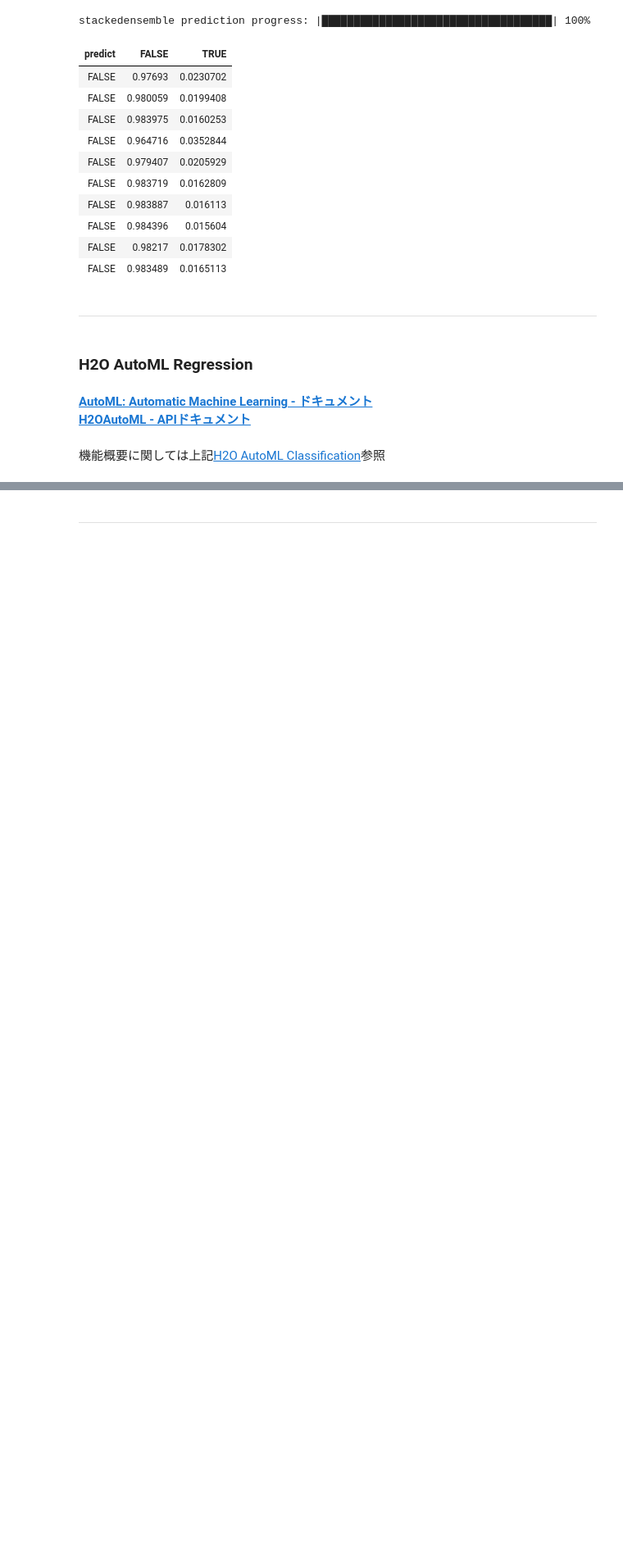
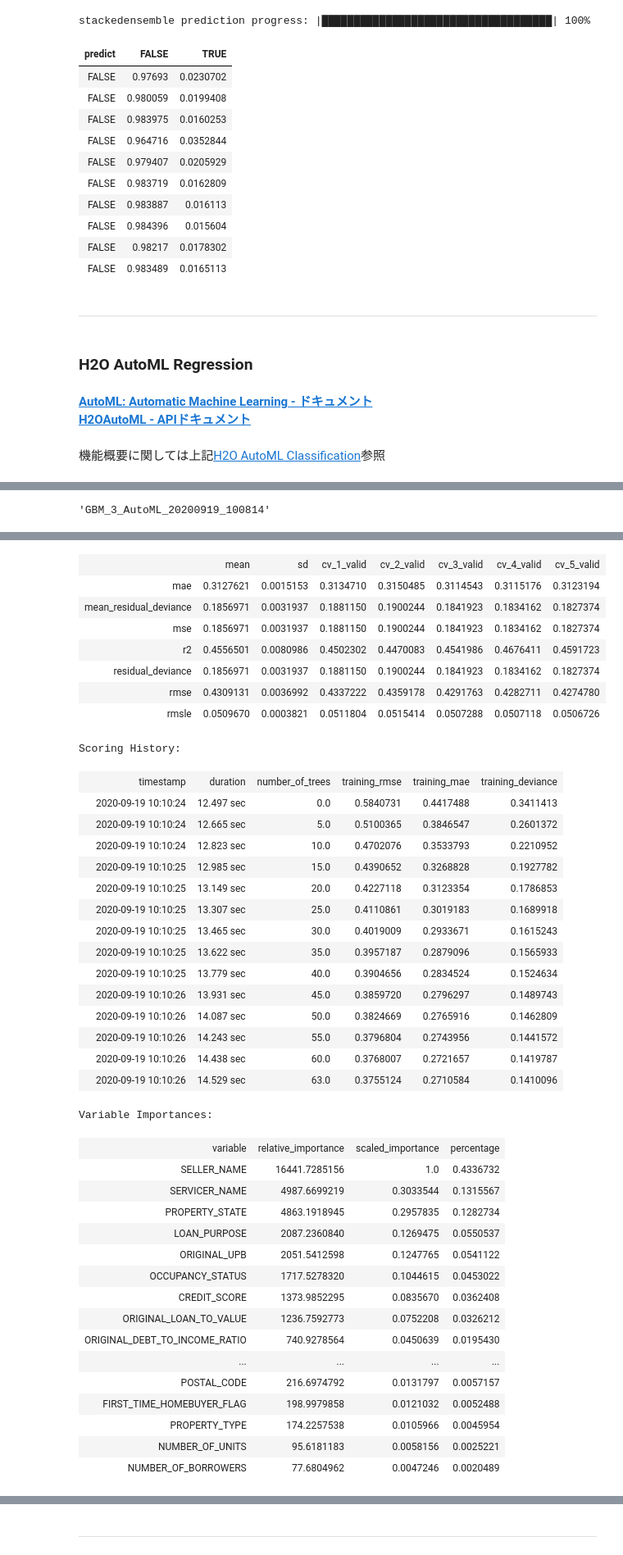
Before and after one commit to yukismd/H2O_3_Tutorial, a Jupyter notebook: python_api/H2O-3 AutoML Tutorial.ipynb, the cells around one changed output, grey strips where cells are left out. Shown: that part at 82% size. Saved outputs shown, nothing was run; the diff lists cells and outputs as text; code cells hidden in the pictures; blank space fills up the shorter version.

Commit message:
complete auto ml

```diff
--- a/python_api/H2O-3 AutoML Tutorial.ipynb
+++ b/python_api/H2O-3 AutoML Tutorial.ipynb
@@ -534,0 +577,11 @@ x: ['PROPERTY_STATE', 'FIRST_TIME_HOMEBUYER_FLAG', 'POSTAL_CODE', 'OCCUPANCY_STA
+# %%
+#> ベストモデルのID
+best_model_id = lb[0,0]
+best_model_id
+# %% [output]
+'GBM_3_AutoML_20200919_100814'
+# %%
+#> ベストモデルの取得と精度の詳細
+gbm = h2o.get_model(best_model_id)
+gbm
+# %% [output]
@@ -534,0 +616,41 @@ x: ['PROPERTY_STATE', 'FIRST_TIME_HOMEBUYER_FLAG', 'POSTAL_CODE', 'OCCUPANCY_STA
+|  | mean | sd | cv_1_valid | cv_2_valid | cv_3_valid | cv_4_valid | cv_5_valid |
+| mae | 0.3127621 | 0.0015153 | 0.3134710 | 0.3150485 | 0.3114543 | 0.3115176 | 0.3123194 |
+| mean_residual_deviance | 0.1856971 | 0.0031937 | 0.1881150 | 0.1900244 | 0.1841923 | 0.1834162 | 0.1827374 |
+| mse | 0.1856971 | 0.0031937 | 0.1881150 | 0.1900244 | 0.1841923 | 0.1834162 | 0.1827374 |
+| r2 | 0.4556501 | 0.0080986 | 0.4502302 | 0.4470083 | 0.4541986 | 0.4676411 | 0.4591723 |
+| residual_deviance | 0.1856971 | 0.0031937 | 0.1881150 | 0.1900244 | 0.1841923 | 0.1834162 | 0.1827374 |
+| rmse | 0.4309131 | 0.0036992 | 0.4337222 | 0.4359178 | 0.4291763 | 0.4282711 | 0.4274780 |
+| rmsle | 0.0509670 | 0.0003821 | 0.0511804 | 0.0515414 | 0.0507288 | 0.0507118 | 0.0506726 |
+Scoring History:
+|  | timestamp | duration | number_of_trees | training_rmse | training_mae | training_deviance |
+|  | 2020-09-19 10:10:24 | 12.497 sec | 0.0 | 0.5840731 | 0.4417488 | 0.3411413 |
+|  | 2020-09-19 10:10:24 | 12.665 sec | 5.0 | 0.5100365 | 0.3846547 | 0.2601372 |
+|  | 2020-09-19 10:10:24 | 12.823 sec | 10.0 | 0.4702076 | 0.3533793 | 0.2210952 |
+|  | 2020-09-19 10:10:25 | 12.985 sec | 15.0 | 0.4390652 | 0.3268828 | 0.1927782 |
+|  | 2020-09-19 10:10:25 | 13.149 sec | 20.0 | 0.4227118 | 0.3123354 | 0.1786853 |
+|  | 2020-09-19 10:10:25 | 13.307 sec | 25.0 | 0.4110861 | 0.3019183 | 0.1689918 |
+|  | 2020-09-19 10:10:25 | 13.465 sec | 30.0 | 0.4019009 | 0.2933671 | 0.1615243 |
+|  | 2020-09-19 10:10:25 | 13.622 sec | 35.0 | 0.3957187 | 0.2879096 | 0.1565933 |
+|  | 2020-09-19 10:10:25 | 13.779 sec | 40.0 | 0.3904656 | 0.2834524 | 0.1524634 |
+|  | 2020-09-19 10:10:26 | 13.931 sec | 45.0 | 0.3859720 | 0.2796297 | 0.1489743 |
+|  | 2020-09-19 10:10:26 | 14.087 sec | 50.0 | 0.3824669 | 0.2765916 | 0.1462809 |
+|  | 2020-09-19 10:10:26 | 14.243 sec | 55.0 | 0.3796804 | 0.2743956 | 0.1441572 |
+|  | 2020-09-19 10:10:26 | 14.438 sec | 60.0 | 0.3768007 | 0.2721657 | 0.1419787 |
+|  | 2020-09-19 10:10:26 | 14.529 sec | 63.0 | 0.3755124 | 0.2710584 | 0.1410096 |
+Variable Importances:
+| variable | relative_importance | scaled_importance | percentage |
+| SELLER_NAME | 16441.7285156 | 1.0 | 0.4336732 |
+| SERVICER_NAME | 4987.6699219 | 0.3033544 | 0.1315567 |
+| PROPERTY_STATE | 4863.1918945 | 0.2957835 | 0.1282734 |
+| LOAN_PURPOSE | 2087.2360840 | 0.1269475 | 0.0550537 |
+| ORIGINAL_UPB | 2051.5412598 | 0.1247765 | 0.0541122 |
+| OCCUPANCY_STATUS | 1717.5278320 | 0.1044615 | 0.0453022 |
+| CREDIT_SCORE | 1373.9852295 | 0.0835670 | 0.0362408 |
+| ORIGINAL_LOAN_TO_VALUE | 1236.7592773 | 0.0752208 | 0.0326212 |
+| ORIGINAL_DEBT_TO_INCOME_RATIO | 740.9278564 | 0.0450639 | 0.0195430 |
+| ... | ... | ... | ... |
+| POSTAL_CODE | 216.6974792 | 0.0131797 | 0.0057157 |
+| FIRST_TIME_HOMEBUYER_FLAG | 198.9979858 | 0.0121032 | 0.0052488 |
+| PROPERTY_TYPE | 174.2257538 | 0.0105966 | 0.0045954 |
+| NUMBER_OF_UNITS | 95.6181183 | 0.0058156 | 0.0025221 |
+| NUMBER_OF_BORROWERS | 77.6804962 | 0.0047246 | 0.0020489 |
```
Also changed, not shown: parts of 16 cells of this notebook, 1 other file.
